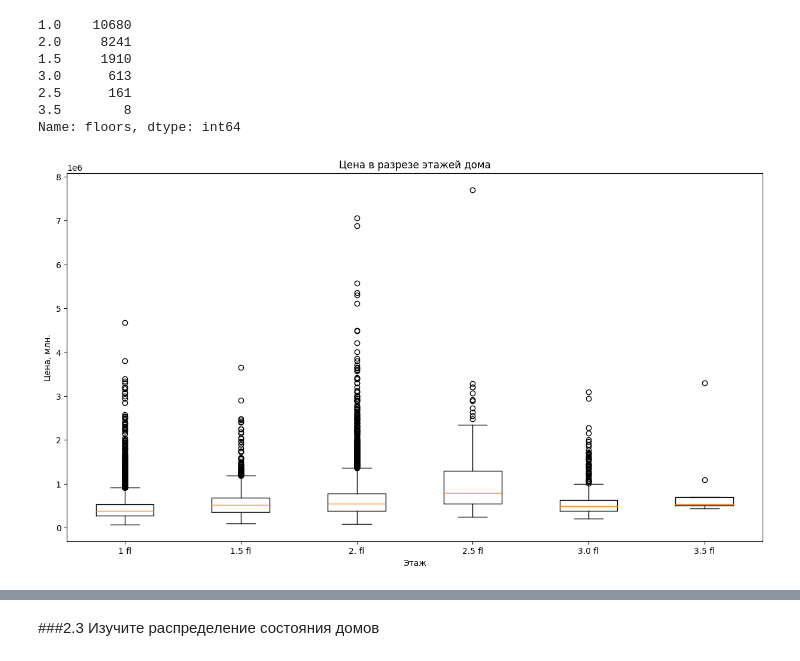
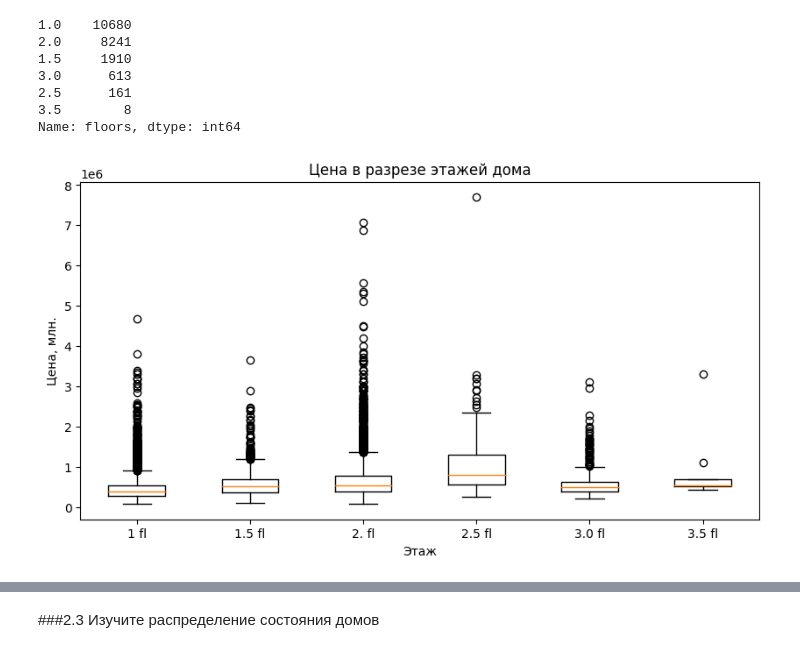
Before and after one commit to MargaritaFateeva/PythonSeminars, a Jupyter notebook: DZ04_python2.ipynb, the cells around one changed output, grey strips where cells are left out. Saved outputs shown, nothing was run; the diff lists cells and outputs as text; code cells hidden in the pictures.

```diff
--- a/DZ04_python2.ipynb
+++ b/DZ04_python2.ipynb
@@ -201,11 +207,11 @@ data4 = df['price'][df['floors'] == 2.5]
 data5 = df['price'][df['floors'] == 3.0]
 data6 = df['price'][df['floors'] == 3.5]
 # %%
-plt.figure(figsize=(15, 8))
+plt.figure(figsize=(10, 5))
 plt.boxplot([data1, data2, data3, data4, data5, data6])
 plt.title('Цена в разрезе этажей дома')
 plt.xlabel('Этаж')
 plt.ylabel('Цена, млн.')
 plt.xticks([1, 2, 3, 4, 5, 6], ['1 fl', '1.5 fl', '2. fl', '2.5 fl', '3.0 fl', '3.5 fl']);
 # %% [output]
-[figure, old version]
+[figure, new version]
```
Also changed, not shown: parts of 9 cells of this notebook.
